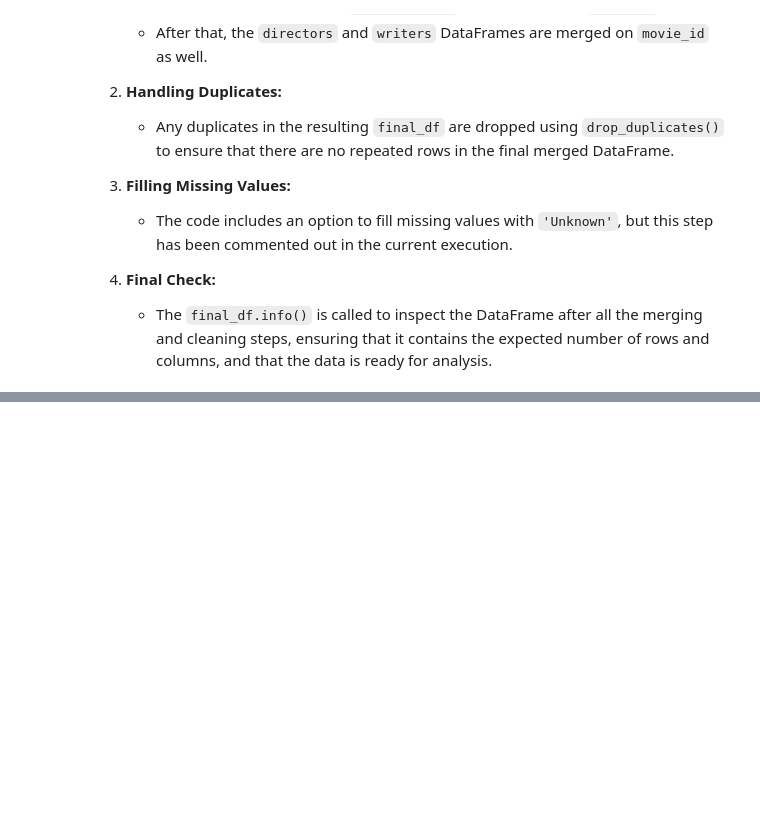
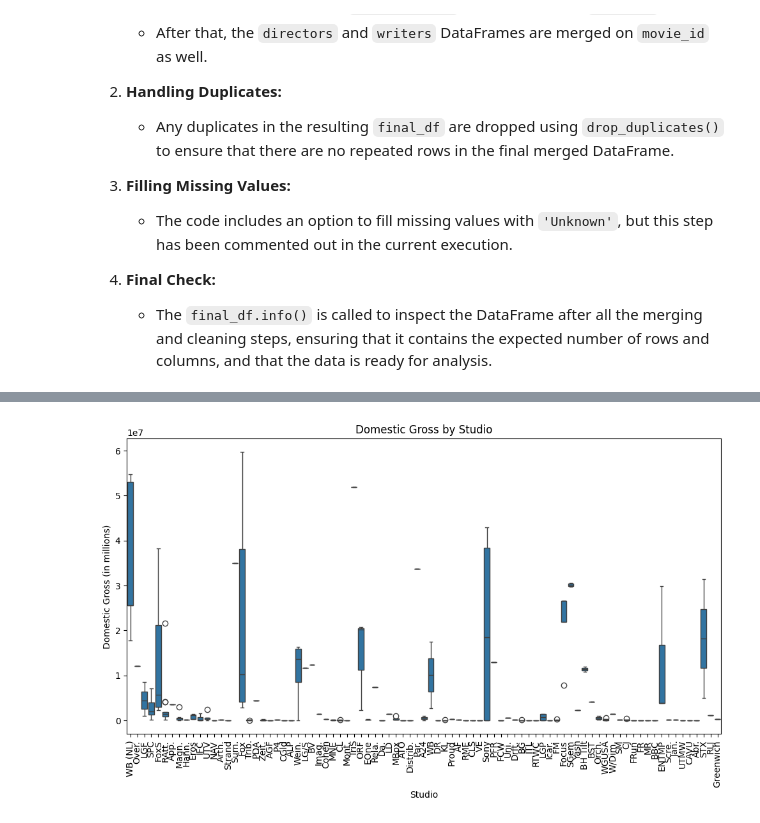
Before and after one commit to mwakad/box-office-movie-insights, a Jupyter notebook: notebooks/gerald.ipynb, the cells around one changed output, grey strips where cells are left out. Cells and saved outputs as stored; diff of their text form; code cells hidden in the pictures; blank space fills up the shorter version.

```diff
--- a/notebooks/gerald.ipynb
+++ b/notebooks/gerald.ipynb
@@ -435,0 +446,15 @@ plt.show()
+# %%
+
+
+
+
+# Box Office Earnings by Studio
+plt.figure(figsize=(12, 6))
+sns.boxplot(data=final_df, x='studio', y='domestic_gross')
+plt.title('Domestic Gross by Studio')
+plt.xticks(rotation=90)
+plt.xlabel('Studio')
+plt.ylabel('Domestic Gross (in millions)')
+plt.show()
+# %% [output]
+[figure, added]
```
Also changed, not shown: parts of 35 cells of this notebook.
